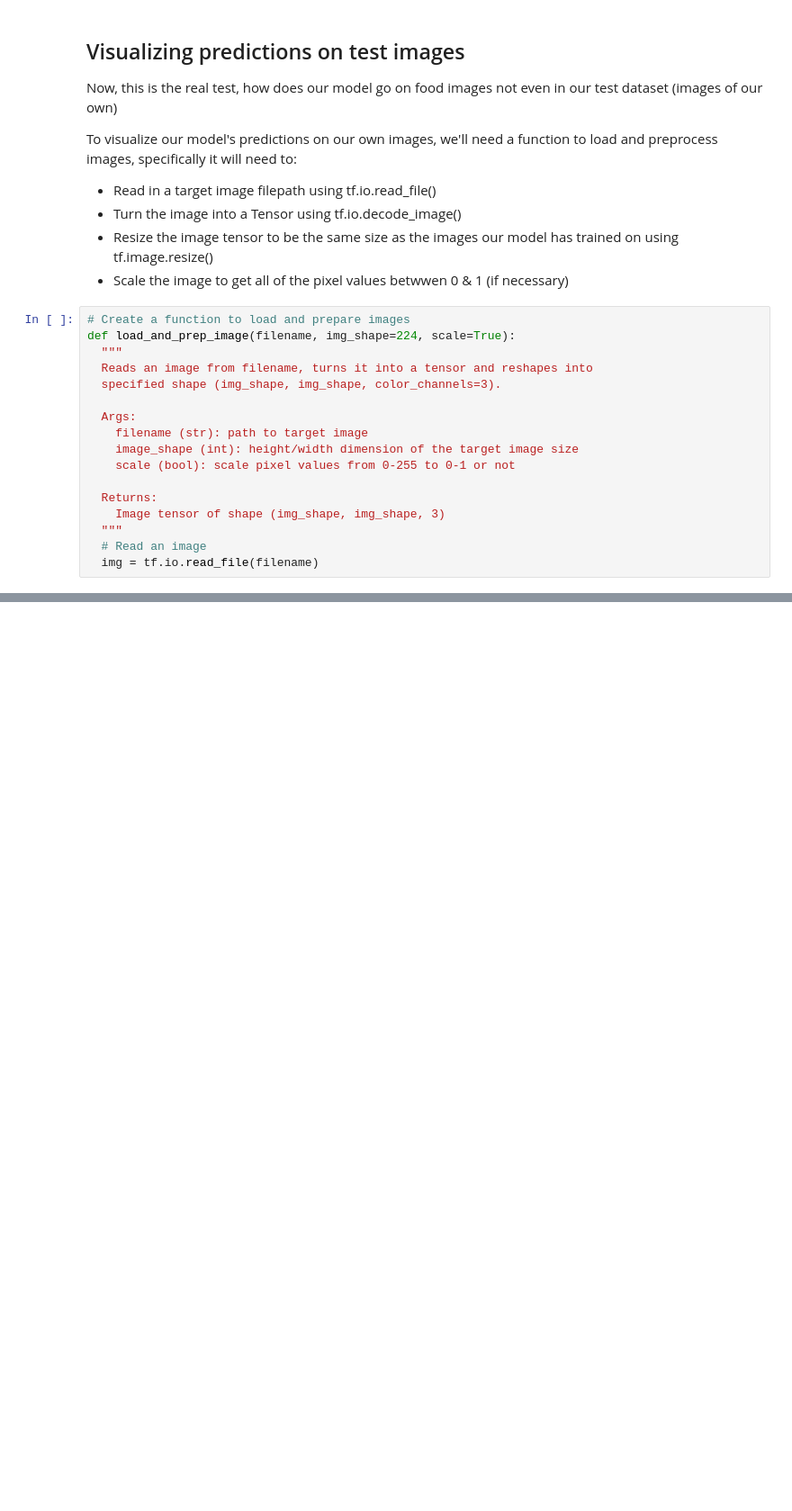
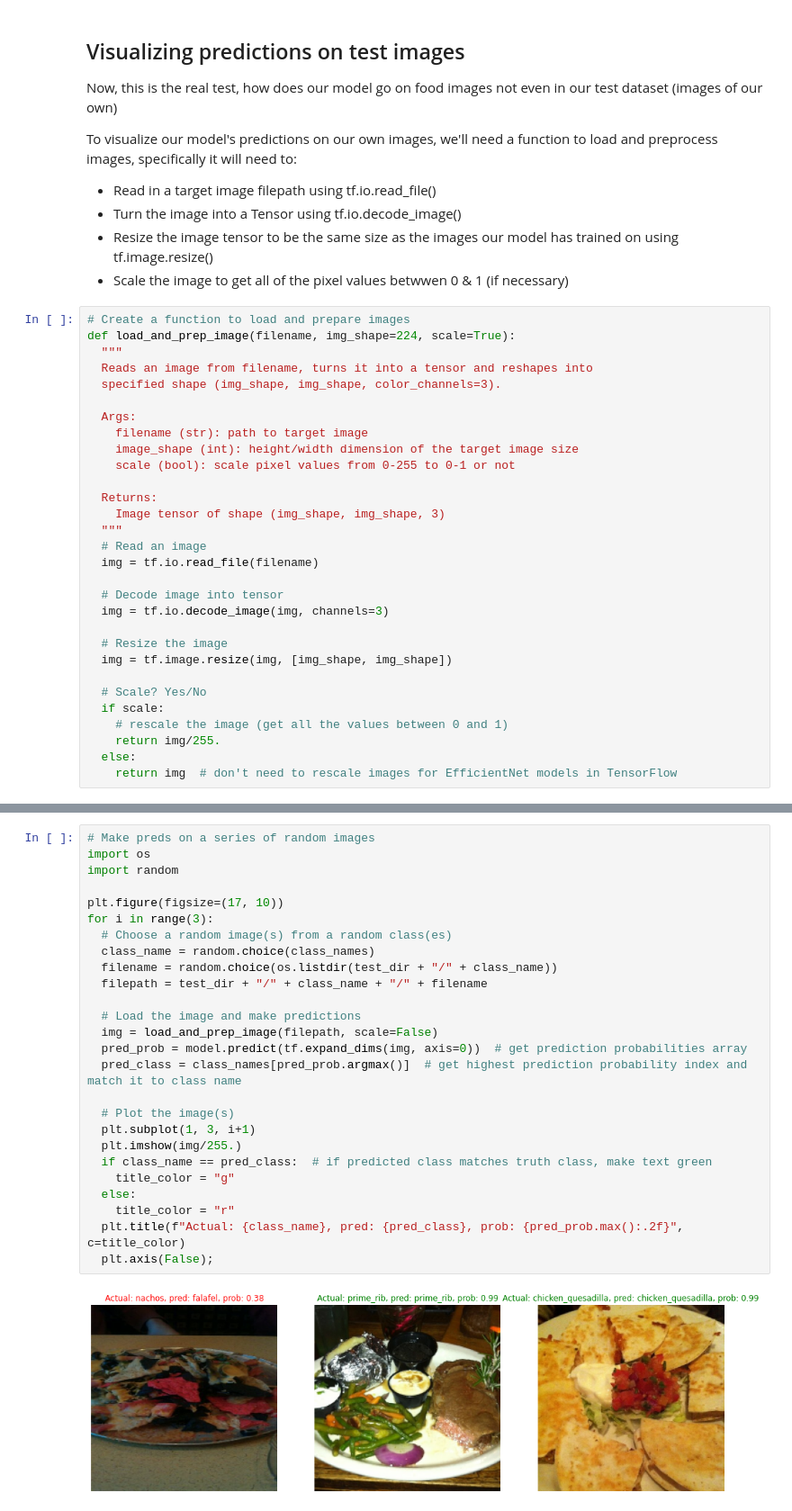
Before and after one commit to ShahZebYousafzai/Deep-Learning-Basics, a Jupyter notebook: 7_Transfer_Learning(Scaling_Up).ipynb, the cells around one changed output, grey strips where cells are left out. Shown at 90% size. Saved outputs shown, nothing was run; the diff lists cells and outputs as text; blank space fills up the shorter version.

Commit message:
Visualized wrong predictions

```diff
--- a/7_Transfer_Learning(Scaling_Up).ipynb
+++ b/7_Transfer_Learning(Scaling_Up).ipynb
@@ -770,3 +770,16 @@ def load_and_prep_image(filename, img_shape=224, scale=True):
   """
   # Read an image
   img = tf.io.read_file(filename)
+
+  # Decode image into tensor
+  img = tf.io.decode_image(img, channels=3)
+
+  # Resize the image
+  img = tf.image.resize(img, [img_shape, img_shape])
+
+  # Scale? Yes/No
+  if scale:
+    # rescale the image (get all the values between 0 and 1)
+    return img/255.
+  else:
+    return img  # don't need to rescale images for EfficientNet models in TensorFlow
@@ -772,0 +793,28 @@ def load_and_prep_image(filename, img_shape=224, scale=True):
+# %%
+# Make preds on a series of random images
+import os
+import random
+
+plt.figure(figsize=(17, 10))
+for i in range(3):
+  # Choose a random image(s) from a random class(es)
+  class_name = random.choice(class_names)
+  filename = random.choice(os.listdir(test_dir + "/" + class_name))
+  filepath = test_dir + "/" + class_name + "/" + filename
+
+  # Load the image and make predictions
+  img = load_and_prep_image(filepath, scale=False)
+  pred_prob = model.predict(tf.expand_dims(img, axis=0))  # get prediction probabilities array
+  pred_class = class_names[pred_prob.argmax()]  # get highest prediction probability index and match it to class name
+
+  # Plot the image(s)
+  plt.subplot(1, 3, i+1)
+  plt.imshow(img/255.)
+  if class_name == pred_class:  # if predicted class matches truth class, make text green
+    title_color = "g"
+  else:
+    title_color = "r"
+  plt.title(f"Actual: {class_name}, pred: {pred_class}, prob: {pred_prob.max():.2f}", c=title_color)
+  plt.axis(False);
+# %% [output]
+[figure, added]
```
Also changed, not shown: parts of 7 cells of this notebook.
